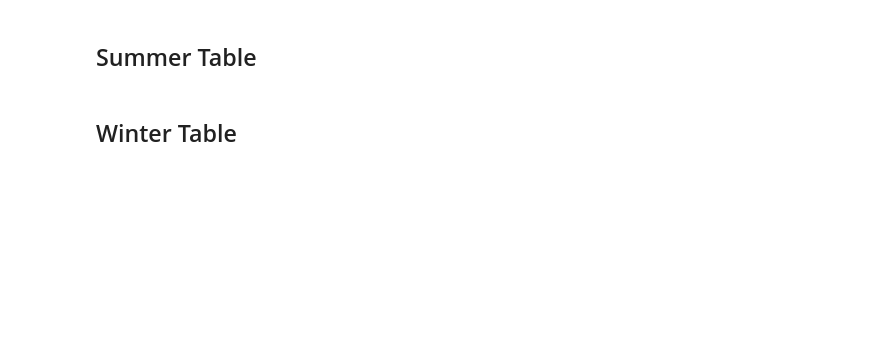
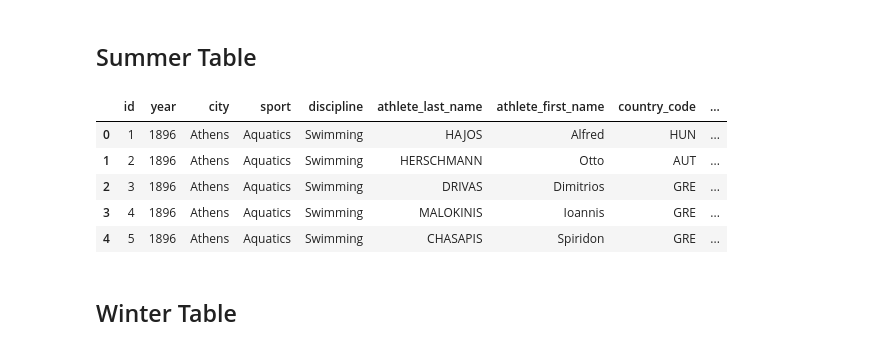
Before and after one commit to dpkeyes/Olympics-Soccer-Country-Analysis-ETLProject, a Jupyter notebook: olympic_data.ipynb, the cells around one changed output. Drawn from its saved outputs; the diff is of its cells as text; code cells hidden in the pictures; blank space fills up the shorter version.

```diff
--- a/olympic_data.ipynb
+++ b/olympic_data.ipynb
@@ -173,6 +174,21 @@ summer['athlete_first_name'] = first_name_list
 # %%
 # Rename the name column to refer to last name
 summer.rename(columns = {'athlete_name': 'athlete_last_name'}, inplace=True)
+# %%
+# Add an id column
+summer['id'] = [x + 1 for x in range(len(summer['sport']))]
+# %%
+# Reorder columns so 'id' column is first
+summer = summer[['id', 'year', 'city', 'sport', 'discipline', 'athlete_last_name', 'athlete_first_name', 'country_code', 'sex', 'event', 'medal']]
+# %%
+summer.head()
+# %% [output]
+|  | id | year | city | sport | discipline | athlete_last_name | athlete_first_name | country_code | ... |
+| 0 | 1 | 1896 | Athens | Aquatics | Swimming | HAJOS | Alfred | HUN | ... |
+| 1 | 2 | 1896 | Athens | Aquatics | Swimming | HERSCHMANN | Otto | AUT | ... |
+| 2 | 3 | 1896 | Athens | Aquatics | Swimming | DRIVAS | Dimitrios | GRE | ... |
+| 3 | 4 | 1896 | Athens | Aquatics | Swimming | MALOKINIS | Ioannis | GRE | ... |
+| 4 | 5 | 1896 | Athens | Aquatics | Swimming | CHASAPIS | Spiridon | GRE | ... |
 # %% [markdown]
 ## Winter Table
 # %%
```
Also changed, not shown: parts of 4 cells of this notebook.
